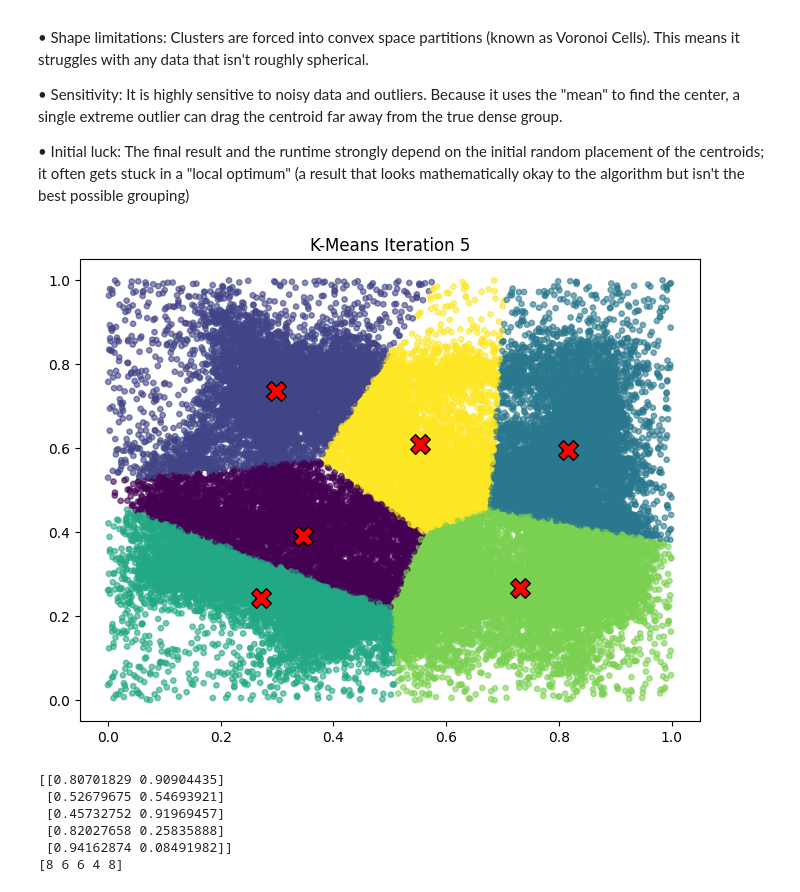
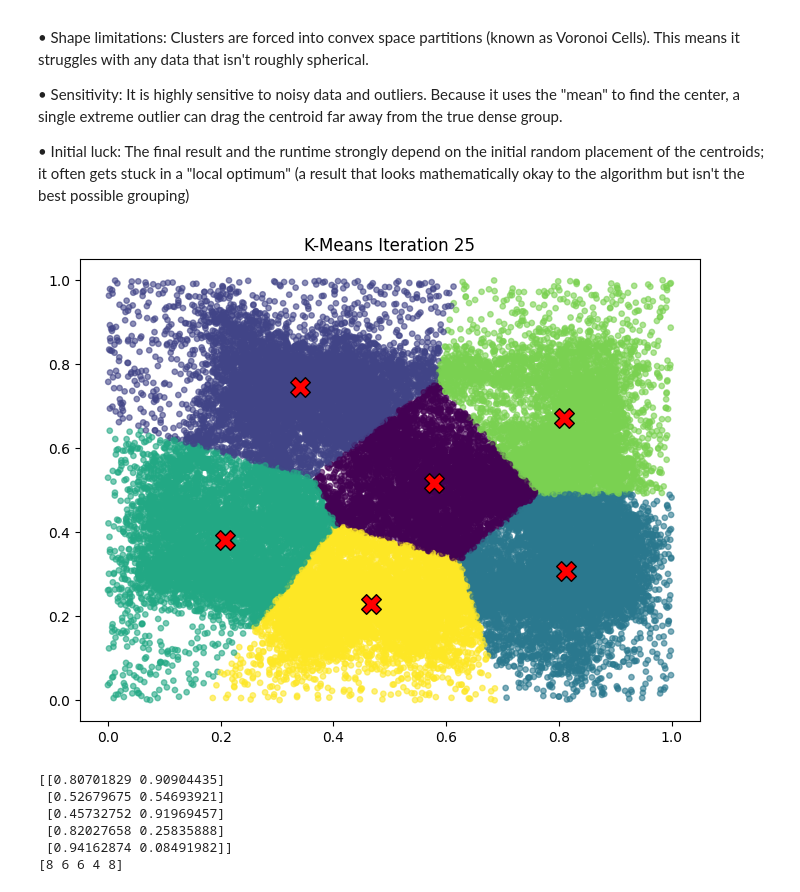
Before and after one commit to justfeelix/dstream-hajuj, a Jupyter notebook: playground.ipynb, the cells around one changed output. Saved outputs shown, nothing was run; the diff lists cells and outputs as text; code cells hidden in the pictures.

```diff
--- a/playground.ipynb
+++ b/playground.ipynb
@@ -93,35 +93,35 @@ def run_interactive_kmeans(X, k, max_iters=10):
         plt.title(f"K-Means Iteration {i+1}")
         plt.show()
         time.sleep(0.2)
         # --------------------------------------------------
 
         # TODO: 3. Update Phase
         # For each cluster (0 to k-1), find all points assigned to it.
         # Calculate the mean (average) of those points' X and Y coordinates.
         # Update the centroid to this new mean position.
         old_centroids = centroids.copy()
         for j in range(k):
             # 1. Find all points assigned to cluster 'j'
             cluster_points = X[labels == j]
 
             # 2. Calculate the mean of those points and update the centroid
             # avoid dividing by zero!
             if len(cluster_points) > 0:
                 # axis=0 means "calculate the average down the columns" (so you get mean x and mean y)
                 centroids[j] = np.mean(cluster_points, axis=0)
 
 
         # Check for convergence (if centroids stop moving, we are done early)
         if np.all(centroids == old_centroids):
             print(f"Converged after {i+1} iterations!")
             break
 
 
 
 # Run your function!
-run_interactive_kmeans(X, k=6, max_iters=5)
+run_interactive_kmeans(X, k=6, max_iters=25)
 # %% [output]
-[figure, old version]
+[figure, new version]
 # %%
 ##### DBSCAN - Density Based Spatial Clustering of Applications with Noise
 # instead of looking for the "center" of a cluster, like in K-means, DBSCAN basic idea is that clusters are simply dense regions in the data space
```
Also changed, not shown: parts of 3 cells of this notebook.
